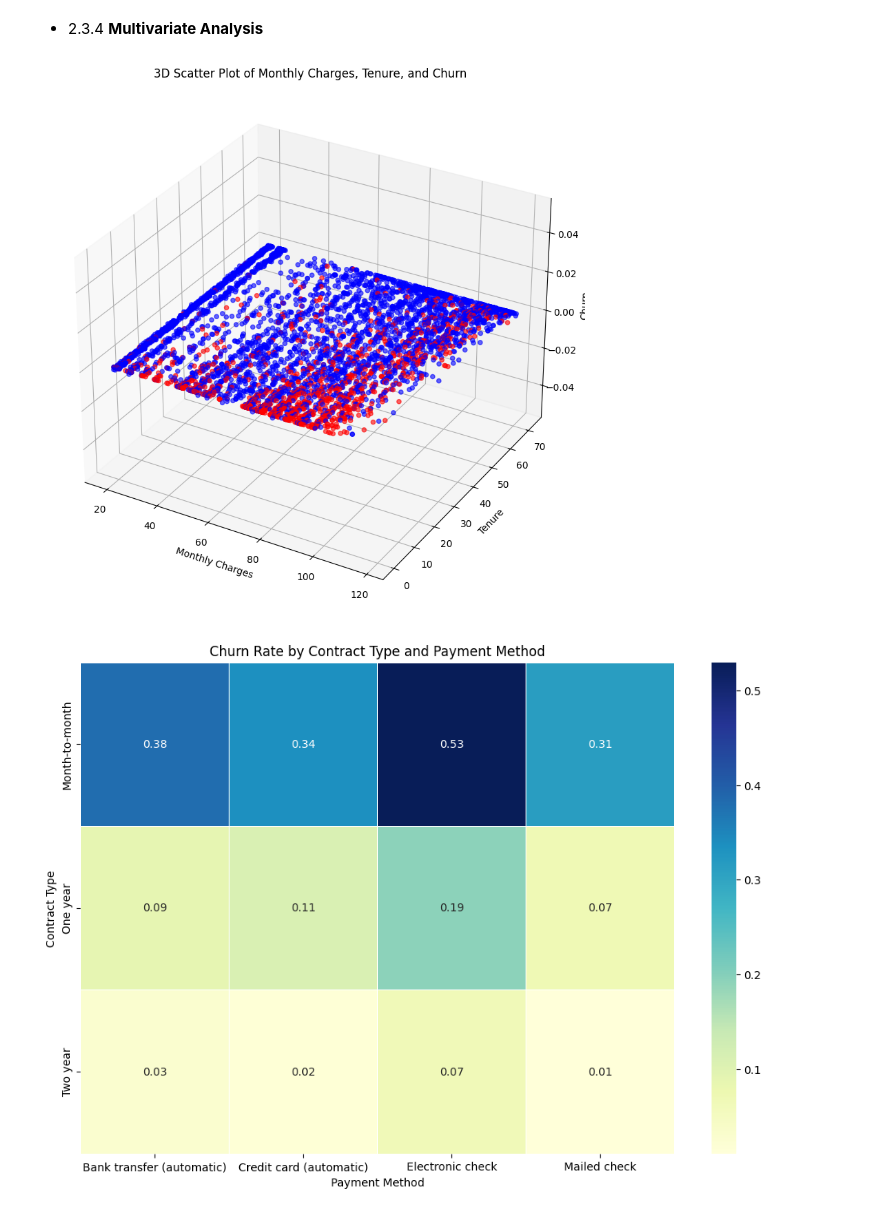
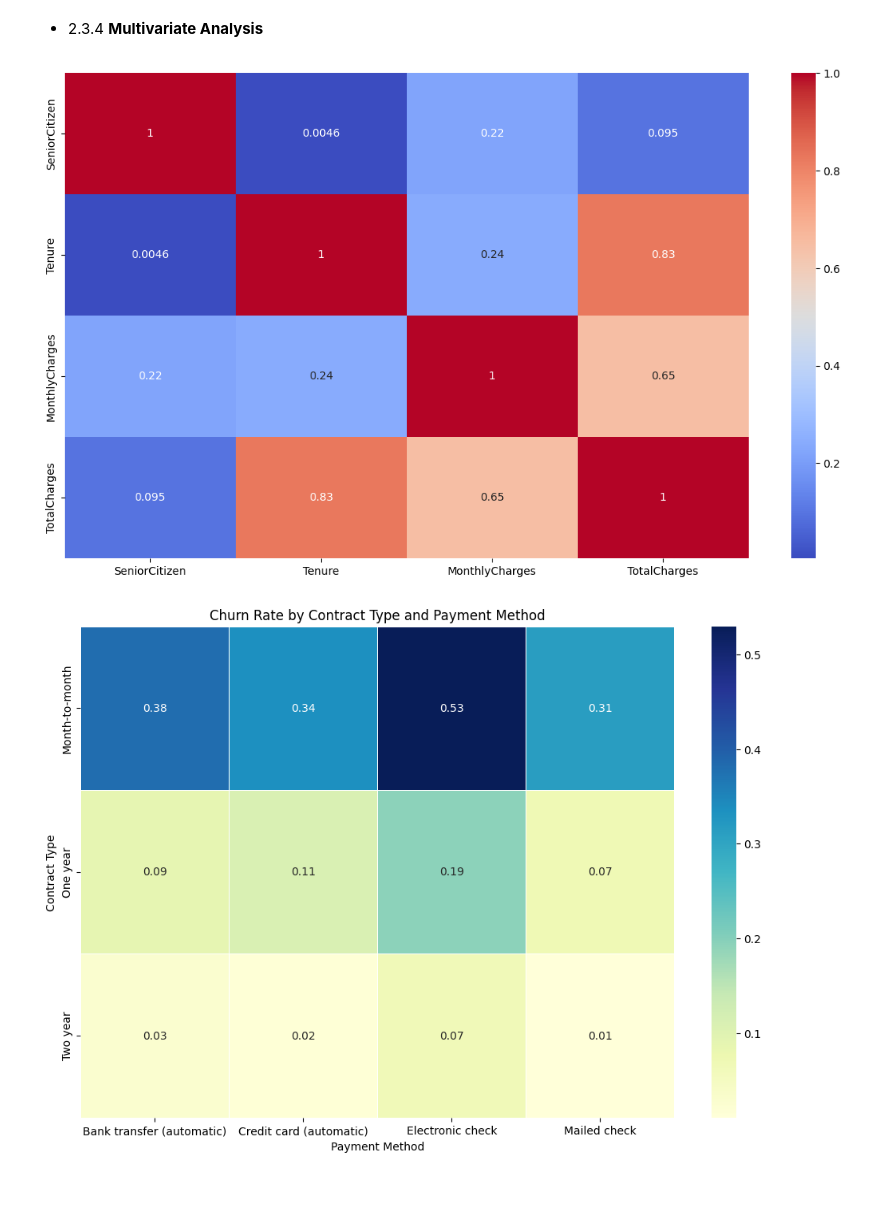
Before and after one commit to BamBamOguns/Customer-Churn-Prediction-Vodafone-Corporation-, a Jupyter notebook: notebooks/main.ipynb, the cells around one changed output. Drawn from its saved outputs; the diff is of its cells as text; code cells hidden in the pictures.

```diff
--- a/notebooks/main.ipynb
+++ b/notebooks/main.ipynb
@@ -762,30 +798,20 @@ plt.show()
 [figure]
 # %% [markdown]
 - 2.3.4 **Multivariate Analysis**
-# %%
-# Plotting the relationship between Monthly Charges, Tenure, and Churn
-fig = plt.figure(figsize = (10, 10))
-ax = fig.add_subplot(111, projection = '3d')
-
-# Define colors for churn status
-colors = {'Yes': 'red', 'No': 'blue'}
-
-# Scatter plot
-ax.scatter(
-    voda_merged['MonthlyCharges'],
-    voda_merged['Tenure'],
-    c=voda_merged['Churn'].apply(lambda x: colors[x]),
-    alpha=0.6
-)
-
-ax.set_xlabel('Monthly Charges')
-ax.set_ylabel('Tenure')
-ax.set_zlabel('Churn')
-ax.set_title('3D Scatter Plot of Monthly Charges, Tenure, and Churn')
-
-plt.show()
-# %% [output]
-[figure, removed]
+# %%
+# Select only numeric columns
+numeric_cols = voda_merged.select_dtypes(include=['number']).columns
+numeric_data = voda_merged[numeric_cols]
+
+# Calculate the correlation matrix
+correlation_matrix = numeric_data.corr()
+
+# Plot heatmap of the correlation matrix
+plt.figure(figsize = (14, 8))
+sns.heatmap(correlation_matrix, annot = True, cmap = 'coolwarm')
+plt.show()
+# %% [output]
+[figure, added]
 # %%
 # Relationship between Contract Type, Payment Method, and Churn (Yes)
 ## Create a pivot table to calculate churn rate
```
Also changed, not shown: parts of 63 cells of this notebook, 4 other files.
